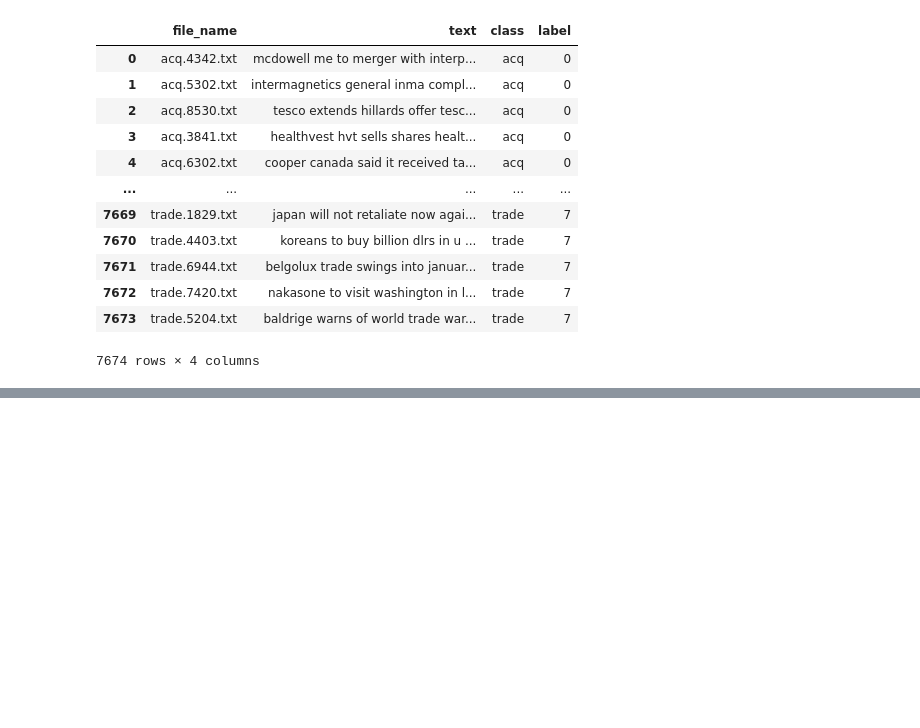
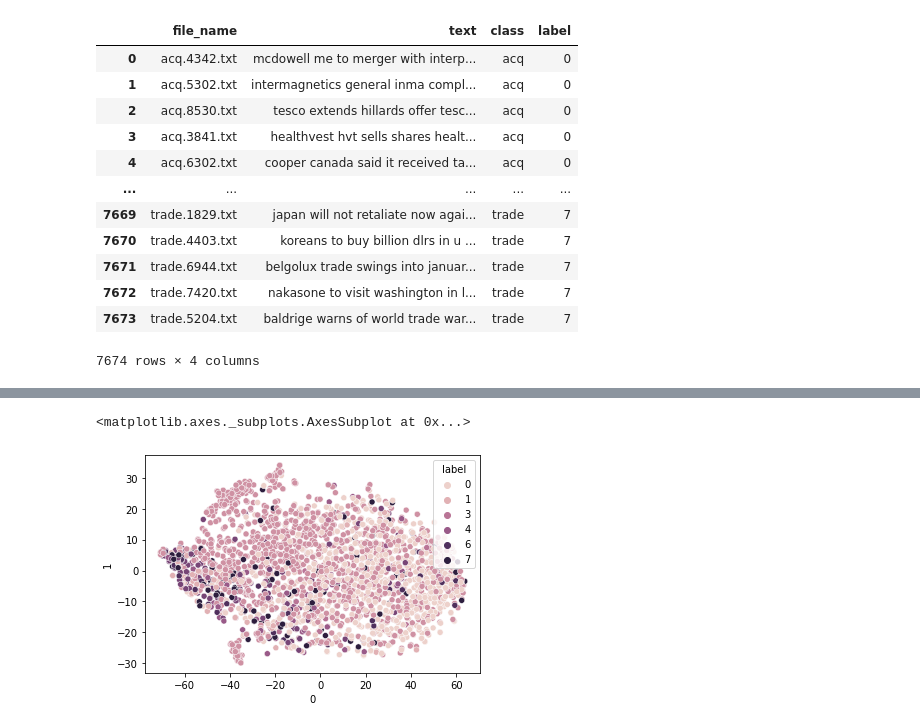
Before and after one commit to AlvaroJoseLopes/Deep-Walk-Transformers, a Jupyter notebook: notebooks/Example_DeepWalkTransformers.ipynb, the cells around one changed output, grey strips where cells are left out. Drawn from its saved outputs; the diff is of its cells as text; code cells hidden in the pictures; blank space fills up the shorter version.

```diff
--- a/notebooks/Example_DeepWalkTransformers.ipynb
+++ b/notebooks/Example_DeepWalkTransformers.ipynb
@@ -258,0 +264,9 @@ sns.scatterplot(data=df_tsne, x=0, y=1, hue="label")
+# %%
+from deep_walk_transformers.deep_walk_transformers import DeepWalkTransformers
+dwt = DeepWalkTransformers(
+    num_walks,
+    walk_len,
+    mask_rate,
+    embed_dim
+)
+dwt.fit(G, features=embeddings, batch_size=batch_size, epochs=epochs, lr=lr)
@@ -258,0 +295,3 @@ sns.scatterplot(data=df_tsne, x=0, y=1, hue="label")
+# %%
+node_embeddings = dwt.get_transductive_embeddings()
+df_embed = pd.DataFrame.from_dict(node_embeddings, orient='index')
@@ -258,0 +328,12 @@ sns.scatterplot(data=df_tsne, x=0, y=1, hue="label")
+# %%
+import seaborn as sns
+from sklearn.manifold import TSNE
+X_embedded = TSNE(n_components=2, learning_rate='auto',
+                  init='random').fit_transform(df_embed)
+
+df_tsne = pd.DataFrame(X_embedded)
+df_tsne['label'] = df.label.to_list()
+sns.scatterplot(data=df_tsne, x=0, y=1, hue="label")
+# %% [output]
+<matplotlib.axes._subplots.AxesSubplot at 0x...>
+[figure, added]
```
Also changed, not shown: parts of 25 cells of this notebook, 1 other file.
